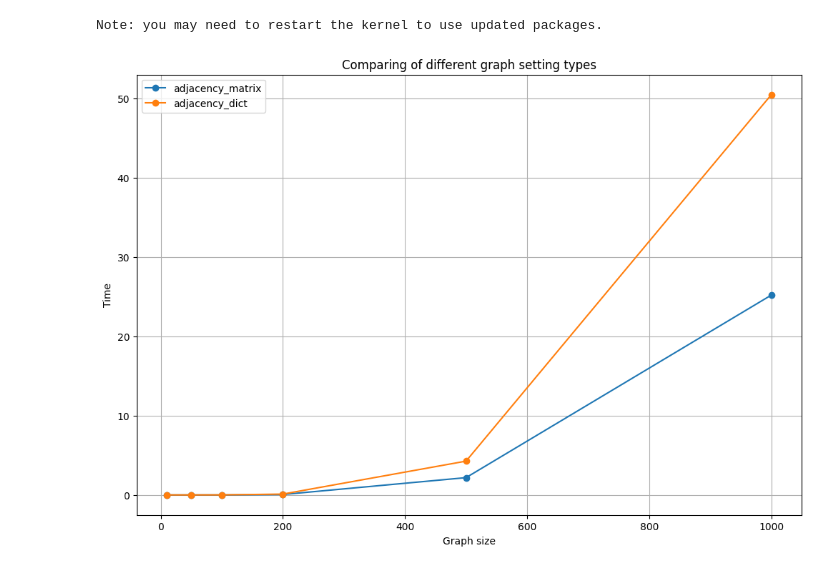
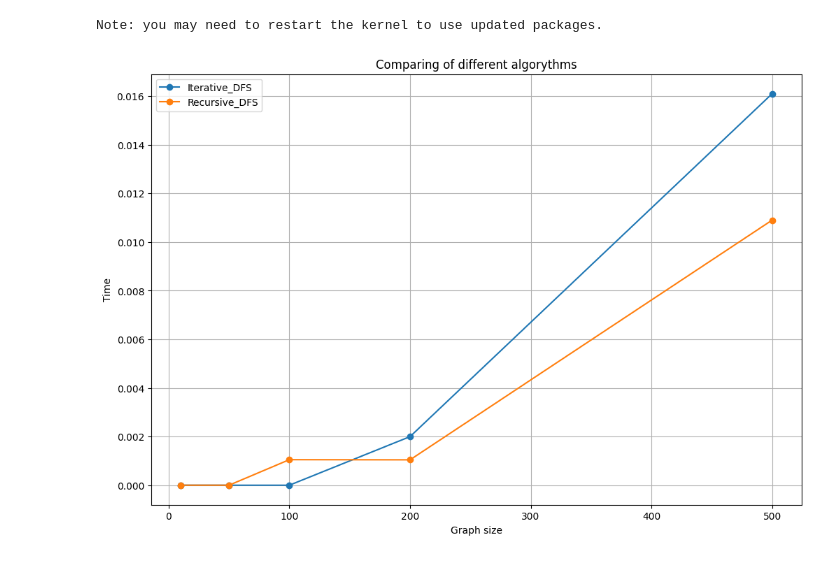
Before and after one commit to Starezax/discrete-lab-2, a Jupyter notebook: discrete_lab_2/algorythm_analysis.ipynb, the cells around one changed output. Drawn from its saved outputs; the diff is of its cells as text; code cells hidden in the pictures.

```diff
--- a/discrete_lab_2/algorythm_analysis.ipynb
+++ b/discrete_lab_2/algorythm_analysis.ipynb
@@ -31,35 +31,40 @@ def matrix_to_dict(matrix):
             if val == 1:
                 outp[i].append(idx)
     return outp
 
 
 def timer(algorythm, graph, start):
     start_time = time.time()
     algorythm(graph, start)
     return time.time() - start_time
 
-sizes = [10, 50, 100, 200, 500, 1000]
+sizes = [10, 50, 100, 200, 500]
 algorythms = {"Iterative_DFS": [],"Recursive_DFS": [], "BFS": []}
 graph_setting__type = {"adjacency_matrix" : [], "adjacency_dict" : []}
 
 for size in sizes:
     adjacency_matrix = generate_random_matrix(size)
     adjacency_dict = matrix_to_dict(generate_random_matrix(size))
 
+    algorythms["Iterative_DFS"].append(timer(lab.iterative_adjacency_matrix_dfs, adjacency_matrix, 0))
+    algorythms["Recursive_DFS"].append(timer(lab.recursive_adjacency_matrix_dfs, adjacency_matrix, 0))
+    algorythms["BFS"].append(timer(lab.iterative_adjacency_matrix_bfs, adjacency_matrix, 0))
+
     graph_setting__type["adjacency_matrix"].append((timer(lab.iterative_adjacency_matrix_dfs, adjacency_matrix, 0) +
                                                    timer(lab.iterative_adjacency_matrix_bfs, adjacency_matrix, 0)) / 2)
     graph_setting__type["adjacency_dict"].append((timer(lab.iterative_adjacency_dict_bfs, adjacency_dict, 0) +
                                                  timer(lab.iterative_adjacency_dict_dfs, adjacency_dict, 0)) /2)
+
 plt.figure(figsize=(12, 8))
 
-for type, times in graph_setting__type.items():
-    plt.plot(sizes, times, marker='o', label=type)
+for algorythm, times in algorythms.items():
+    plt.plot(sizes, times, marker='o', label=algorythm)
 
-plt.title("Comparing of different graph setting types")
+plt.title("Comparing of different algorythms")
 plt.xlabel("Graph size")
 plt.ylabel("Time")
 plt.legend()
 plt.grid()
 plt.show()
 # %% [output]
-[figure, old version]
+[figure, new version]
```
Also changed, not shown: parts of 6 cells of this notebook.
